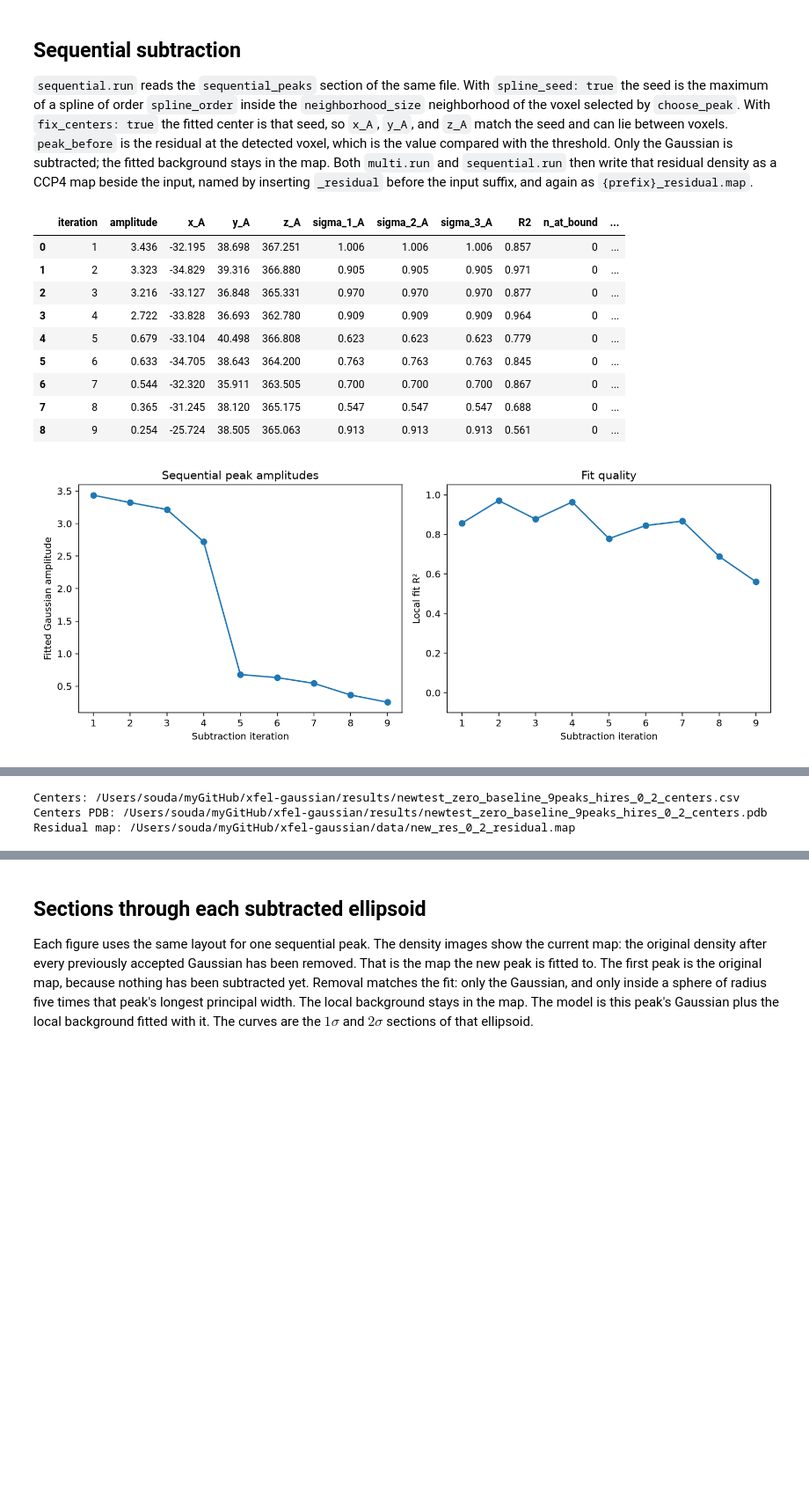
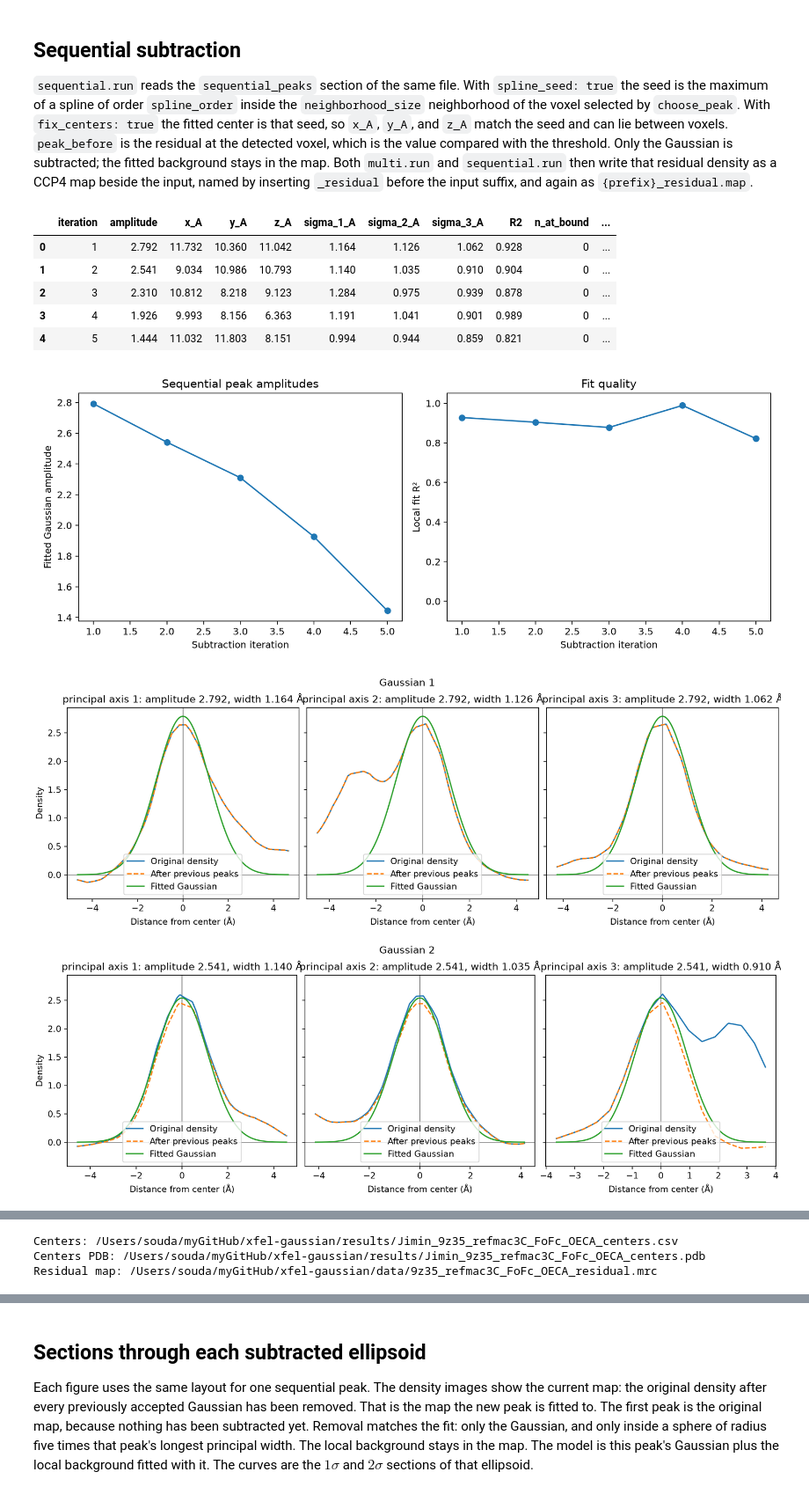
Before and after one commit to asouda/xfel-gaussian, a Jupyter notebook: notebooks/xfel_gaussian_module_sequential.ipynb, the cells around one changed output, grey strips where cells are left out. Shown at 88% size. Cells and saved outputs as stored; diff of their text form; code cells hidden in the pictures; blank space fills up the shorter version.

Commit message:
Refined algorithms for Gaussian fits and additional output plots

```diff
--- a/notebooks/xfel_gaussian_module_sequential.ipynb
+++ b/notebooks/xfel_gaussian_module_sequential.ipynb
@@ -24,9 +23,9 @@ import xfel_gaussian.sequential_peaks_gaussian as sequential
 importlib.reload(multi)
 importlib.reload(sequential)
 
-config_path = Path('../config/peaks.yaml')
+config_path = Path('../config/peaks_sequential.yaml')
 if not config_path.is_file():
-    config_path = Path('config/peaks.yaml')
+    config_path = Path('config/peaks_sequential.yaml')
 cfg = multi.load_config(config_path)
 
 rows = []
@@ -352,28 +75,32 @@ for _, row in components.iterrows():
 # %%
 history = sequential.run(cfg, verbose=False)
 if len(history):
     display(history[[
         'iteration', 'amplitude', 'x_A', 'y_A', 'z_A',
         'sigma_1_A', 'sigma_2_A', 'sigma_3_A', 'R2', 'n_at_bound',
         'center_fixed', 'full_covariance',
     ]].round(3))
 else:
     print('No peaks were accepted.')
+
 diagnostics = history.attrs.get('diagnostics')
 if diagnostics and Path(diagnostics).is_file():
     display(Image(filename=diagnostics))
+
+for profile in history.attrs.get('profile_plots', []):
+    if Path(profile).is_file():
+        display(Image(filename=profile))
+
 print('Centers:', history.attrs.get('centers_csv'))
 print('Centers PDB:', history.attrs.get('centers_pdb'))
 print('Residual map:', history.attrs.get('residual_map'))
 # %% [output]
 |  | iteration | amplitude | x_A | y_A | z_A | sigma_1_A | sigma_2_A | sigma_3_A | R2 | n_at_bound | ... |
-| 0 | 1 | 3.436 | -32.195 | 38.698 | 367.251 | 1.006 | 1.006 | 1.006 | 0.857 | 0 | ... |
-| 1 | 2 | 3.323 | -34.829 | 39.316 | 366.880 | 0.905 | 0.905 | 0.905 | 0.971 | 0 | ... |
-| 2 | 3 | 3.216 | -33.127 | 36.848 | 365.331 | 0.970 | 0.970 | 0.970 | 0.877 | 0 | ... |
-| 3 | 4 | 2.722 | -33.828 | 36.693 | 362.780 | 0.909 | 0.909 | 0.909 | 0.964 | 0 | ... |
-| 4 | 5 | 0.679 | -33.104 | 40.498 | 366.808 | 0.623 | 0.623 | 0.623 | 0.779 | 0 | ... |
-| 5 | 6 | 0.633 | -34.705 | 38.643 | 364.200 | 0.763 | 0.763 | 0.763 | 0.845 | 0 | ... |
-| 6 | 7 | 0.544 | -32.320 | 35.911 | 363.505 | 0.700 | 0.700 | 0.700 | 0.867 | 0 | ... |
-| 7 | 8 | 0.365 | -31.245 | 38.120 | 365.175 | 0.547 | 0.547 | 0.547 | 0.688 | 0 | ... |
-| 8 | 9 | 0.254 | -25.724 | 38.505 | 365.063 | 0.913 | 0.913 | 0.913 | 0.561 | 0 | ... |
+| 0 | 1 | 2.792 | 11.732 | 10.360 | 11.042 | 1.164 | 1.126 | 1.062 | 0.928 | 0 | ... |
+| 1 | 2 | 2.541 | 9.034 | 10.986 | 10.793 | 1.140 | 1.035 | 0.910 | 0.904 | 0 | ... |
+| 2 | 3 | 2.310 | 10.812 | 8.218 | 9.123 | 1.284 | 0.975 | 0.939 | 0.878 | 0 | ... |
+| 3 | 4 | 1.926 | 9.993 | 8.156 | 6.363 | 1.191 | 1.041 | 0.901 | 0.989 | 0 | ... |
+| 4 | 5 | 1.444 | 11.032 | 11.803 | 8.151 | 0.994 | 0.944 | 0.859 | 0.821 | 0 | ... |
-[figure, old version]
+[figure, new version]
+[figure, added]
+[figure, added]
@@ -380,3 +110,3 @@ print('Residual map:', history.attrs.get('residual_map'))
-Centers: /Users/souda/myGitHub/xfel-gaussian/results/newtest_zero_baseline_9peaks_hires_0_2_centers.csv
-Centers PDB: /Users/souda/myGitHub/xfel-gaussian/results/newtest_zero_baseline_9peaks_hires_0_2_centers.pdb
-Residual map: /Users/souda/myGitHub/xfel-gaussian/data/new_res_0_2_residual.map
+Centers: /Users/souda/myGitHub/xfel-gaussian/results/Jimin_9z35_refmac3C_FoFc_OECA_centers.csv
+Centers PDB: /Users/souda/myGitHub/xfel-gaussian/results/Jimin_9z35_refmac3C_FoFc_OECA_centers.pdb
+Residual map: /Users/souda/myGitHub/xfel-gaussian/data/9z35_refmac3C_FoFc_OECA_residual.mrc
```
Also changed, not shown: parts of 9 cells of this notebook, 9 other files.
